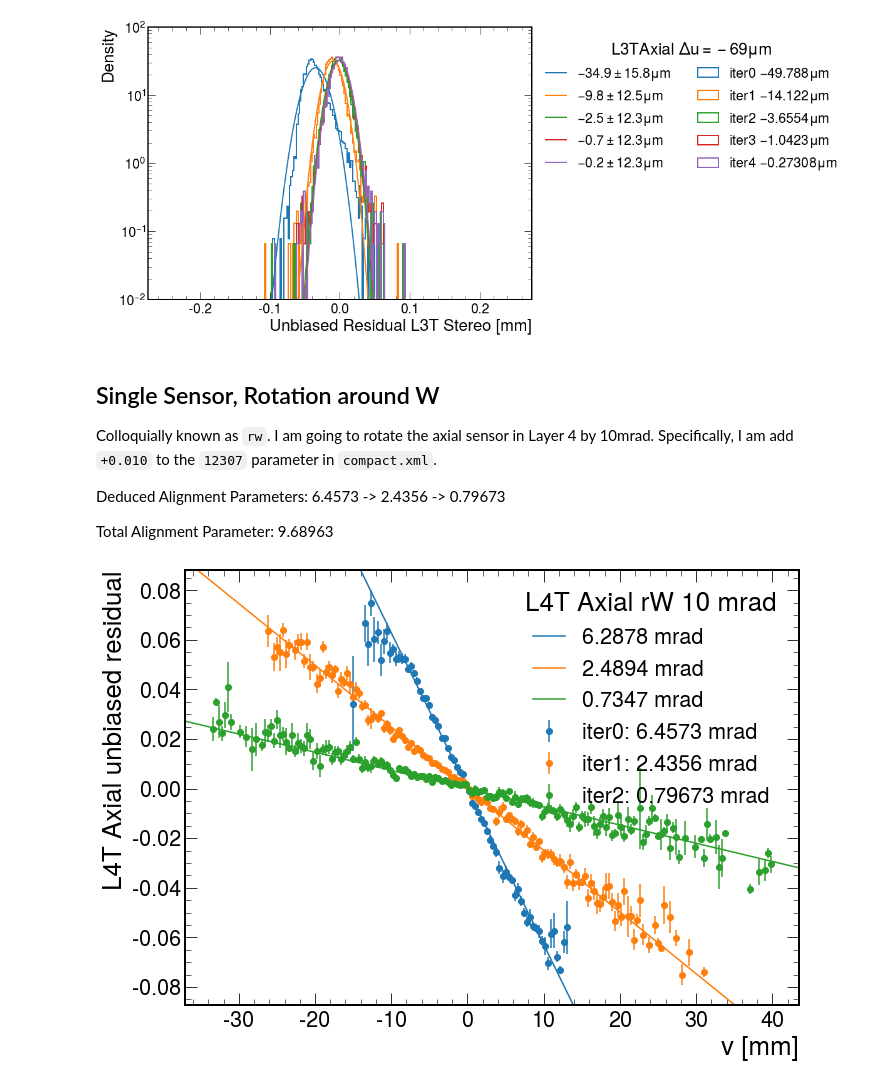
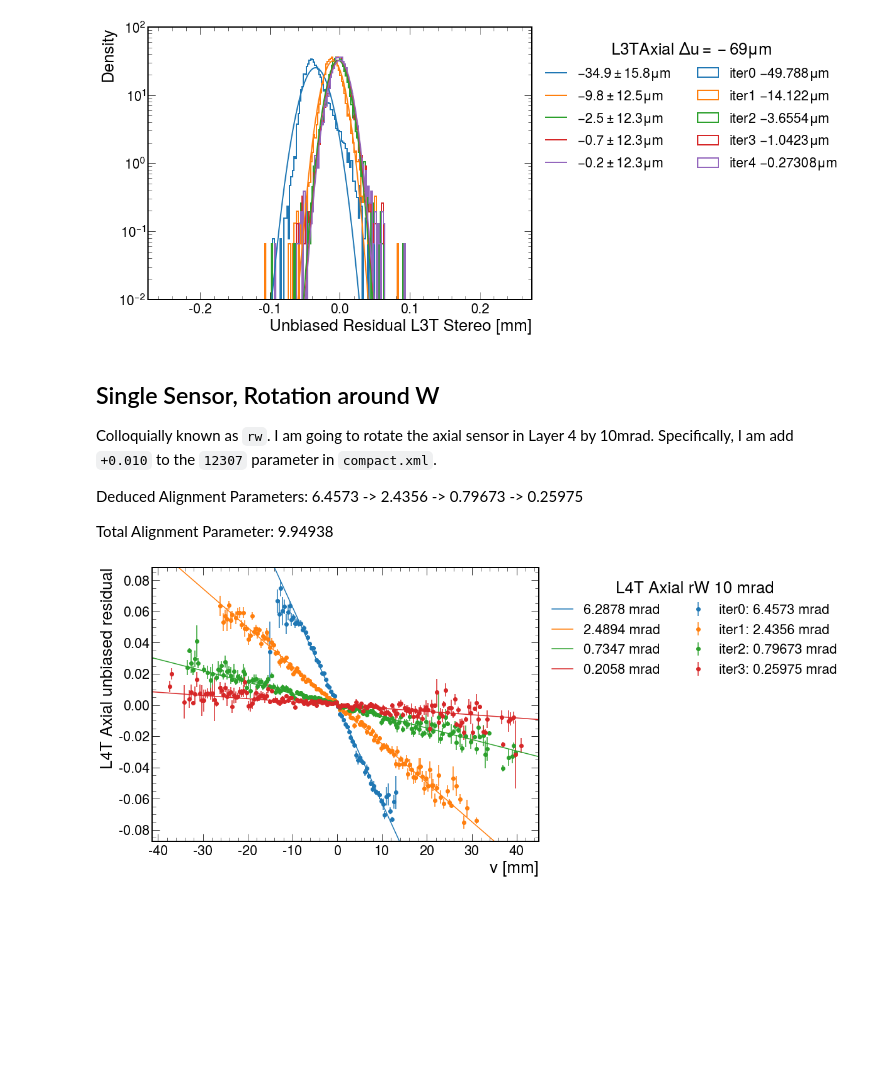
Before and after one commit to tomeichlersmith/hps, a Jupyter notebook: alignment/kf.ipynb, the cells around one changed output. Saved outputs shown, nothing was run; the diff lists cells and outputs as text; code cells hidden in the pictures; blank space fills up the shorter version.

```diff
--- a/alignment/kf.ipynb
+++ b/alignment/kf.ipynb
@@ -47,22 +47,24 @@ for name, hist in sensors :
 ## Single Sensor, Rotation around W
 Colloquially known as `rw`. I am going to rotate the axial sensor in Layer 4 by 10mrad. Specifically, I am add `+0.010` to the `12307` parameter in `compact.xml`.
 
-Deduced Alignment Parameters: 6.4573 -> 2.4356 -> 0.79673
+Deduced Alignment Parameters: 6.4573 -> 2.4356 -> 0.79673 -> 0.25975
 
-Total Alignment Parameter: 9.68963
+Total Alignment Parameter: 9.94938
 # %%
 d = Differ('L4T Axial rW 10 mrad',
            ('data/kf/L4TAxial_rw_iter0/gblplots.root','iter0: 6.4573 mrad'),
            ('data/kf/L4TAxial_rw_iter1/gblplots.root','iter1: 2.4356 mrad'),
            ('data/kf/L4TAxial_rw_iter2/gblplots.root','iter2: 0.79673 mrad'),
+           ('data/kf/L4TAxial_rw_iter3/gblplots.root','iter3: 0.25975 mrad'),
           )
 # %%
 d.plot2d_profile_overlay('res/uresidual_GBL_vs_v_pred_module_L4t_halfmodule_axial_sensor0',
-                        xlabel='v [mm]', ylabel = 'L4T Axial unbiased residual',
-                        line_fit = True, draw_line = True
+                         xlabel='v [mm]', ylabel = 'L4T Axial unbiased residual',
+                         line_fit = True, draw_line = True,
+                         legend_kw = dict(loc='upper left',bbox_to_anchor=(1,1),ncol=2)
                         )
 # %% [output]
-[figure, old version]
+[figure, new version]
 # %%
 d.plot2d_separate('res/uresidual_GBL_vs_v_pred_module_L4t_halfmodule_axial_sensor0',
                  xlabel='v [mm]', ylabel = 'L4T Axial unbiased residual')
```
Also changed, not shown: parts of 1 cell of this notebook.
